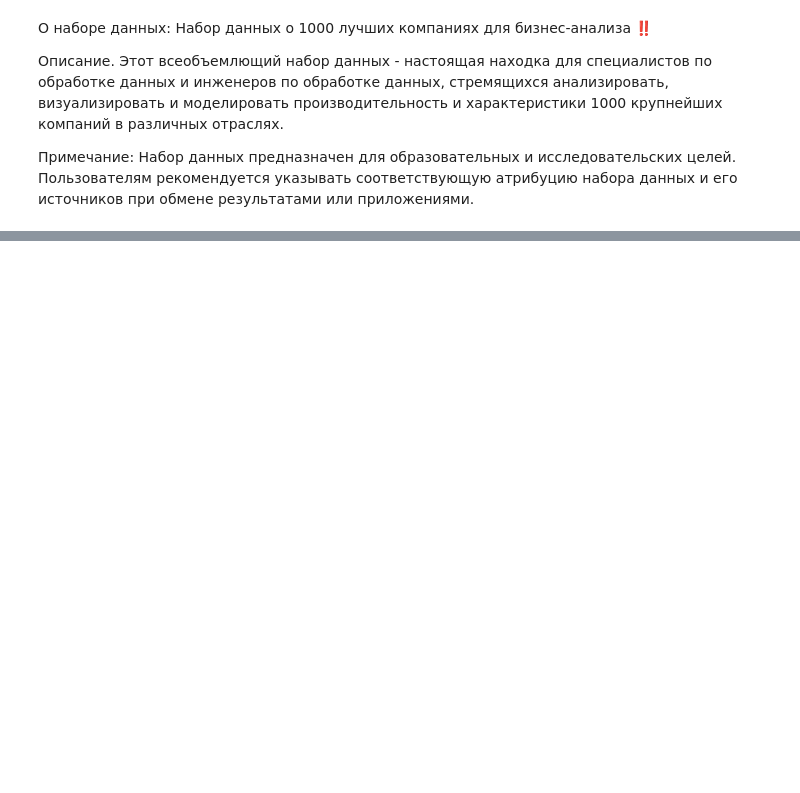
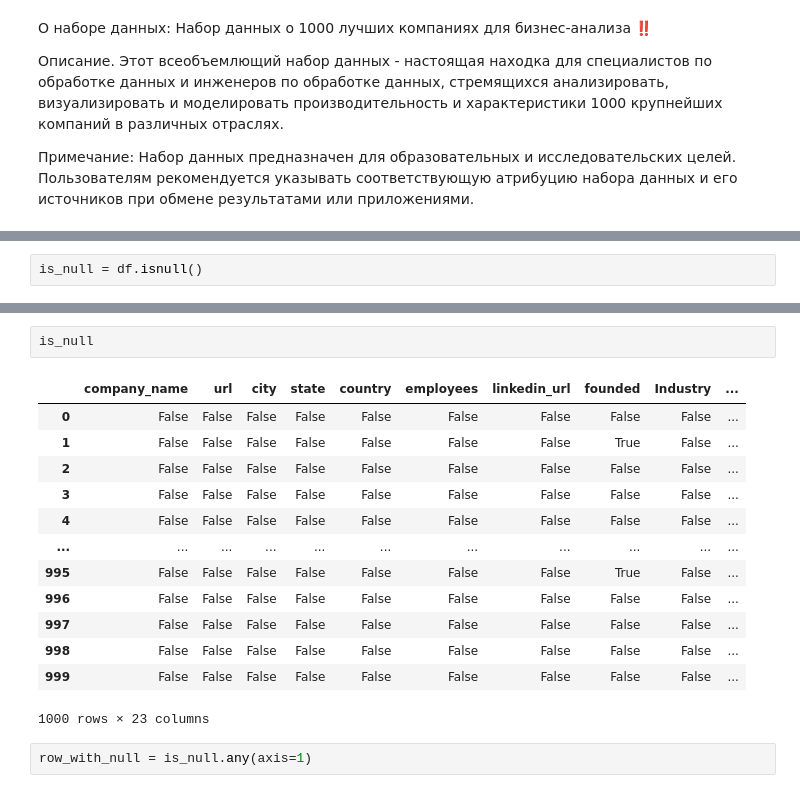
Before and after one commit to 2023Serg/My, a Jupyter notebook: Untitled3.ipynb, the cells around one changed output, grey strips where cells are left out. Drawn from its saved outputs; the diff is of its cells as text; blank space fills up the shorter version.

```diff
--- a/Untitled3.ipynb
+++ b/Untitled3.ipynb
@@ -80,0 +80,2 @@ data.describe()
+# %%
+is_null = df.isnull()
@@ -80,0 +98,18 @@ data.describe()
+# %%
+is_null
+# %% [output]
+|  | company_name | url | city | state | country | employees | linkedin_url | founded | Industry | ... |
+| 0 | False | False | False | False | False | False | False | False | False | ... |
+| 1 | False | False | False | False | False | False | False | True | False | ... |
+| 2 | False | False | False | False | False | False | False | False | False | ... |
+| 3 | False | False | False | False | False | False | False | False | False | ... |
+| 4 | False | False | False | False | False | False | False | False | False | ... |
+| ... | ... | ... | ... | ... | ... | ... | ... | ... | ... | ... |
+| 995 | False | False | False | False | False | False | False | True | False | ... |
+| 996 | False | False | False | False | False | False | False | False | False | ... |
+| 997 | False | False | False | False | False | False | False | False | False | ... |
+| 998 | False | False | False | False | False | False | False | False | False | ... |
+| 999 | False | False | False | False | False | False | False | False | False | ... |
+1000 rows × 23 columns
+# %%
+row_with_null = is_null.any(axis=1)
```
Also changed, not shown: parts of 32 cells of this notebook.
